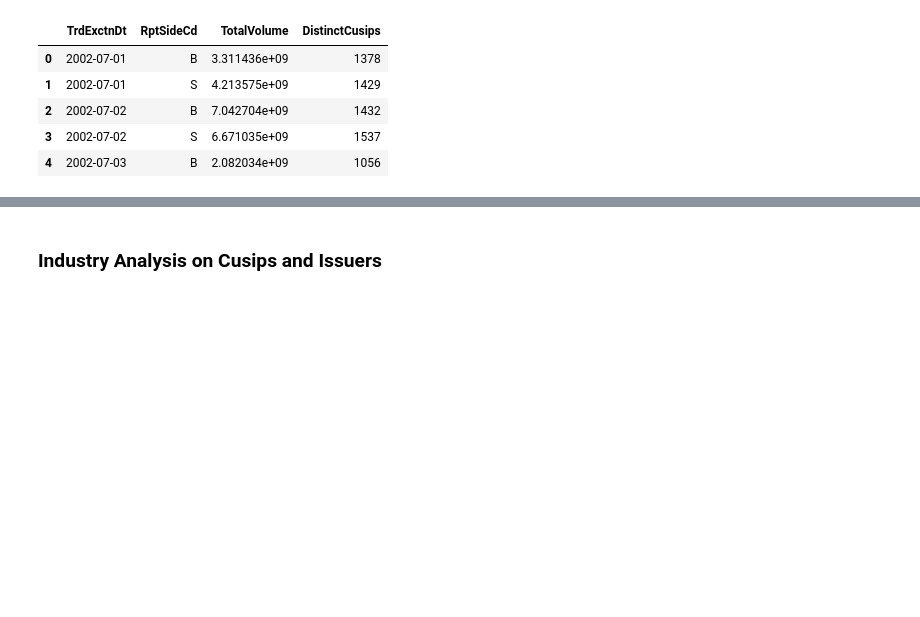
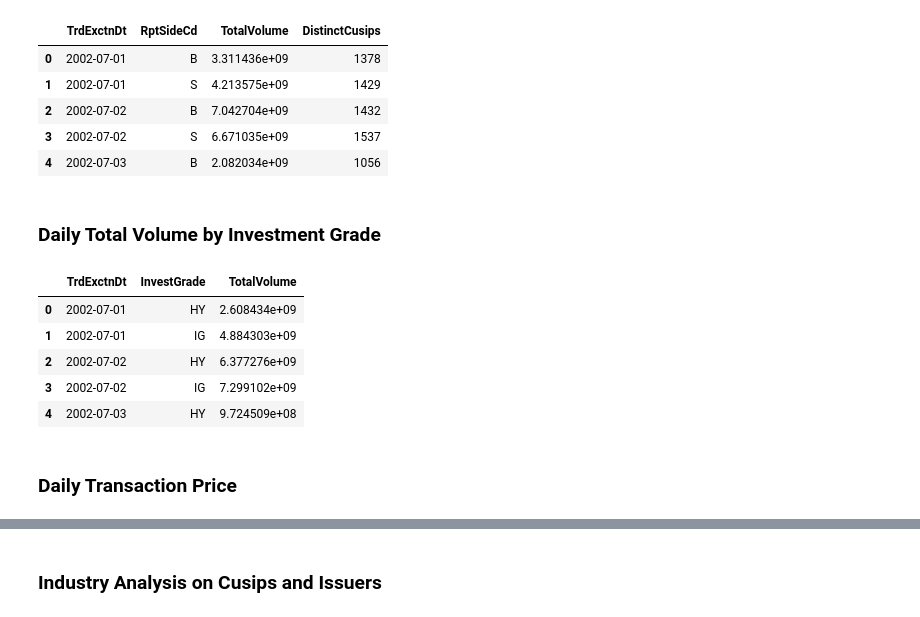
Before and after one commit to sonqo/msc-data-science, a Jupyter notebook: 0-thesis/db-desc/data-fetching-desc.ipynb, the cells around one changed output, grey strips where cells are left out. Saved outputs shown, nothing was run; the diff lists cells and outputs as text; code cells hidden in the pictures; blank space fills up the shorter version.

```diff
--- a/0-thesis/db-desc/data-fetching-desc.ipynb
+++ b/0-thesis/db-desc/data-fetching-desc.ipynb
@@ -169,3 +169,51 @@ df.head()
 | 2 | 2002-07-02 | B | 7.042704e+09 | 1432 |
 | 3 | 2002-07-02 | S | 6.671035e+09 | 1537 |
 | 4 | 2002-07-03 | B | 2.082034e+09 | 1056 |
+# %% [markdown]
+### Daily Total Volume by Investment Grade
+# %%
+def totalVolume_byInvestmentGrade(year_start, year_end):
+
+    base_query = '''
+        SELECT
+            TrdExctnDt,
+            InvestGrade,
+            SUM(EntrdVolQt) AS TotalVolume
+        FROM (
+            SELECT
+                TrdExctnDt,
+                EntrdVolQt,
+                CASE WHEN RatingNum < 11 THEN 'IG' ELSE 'HY' END AS InvestGrade
+            FROM
+                TraceFilteredWithRatings
+            WHERE
+                RatingNum <> 0
+                AND TrdExctnDt >= '{}-01-1' AND TrdExctnDt < '{}-01-01'
+        ) A
+        GROUP BY
+            TrdExctnDt, InvestGrade
+        ORDER BY
+            TrdExctnDt, InvestGrade
+    '''.format(
+        year_start,
+        year_end + 1
+    )
+
+    df = pd.read_sql(base_query, connection)
+
+    return df
+# %%
+start, end = 2002, 2022
+
+df = totalVolume_byInvestmentGrade(year_start=start, year_end=end)
+df.to_csv('source/totalVolume_byInvestGrade_{}-{}.csv'.format(start, end), index=False)
+df.head()
+# %% [output]
+|  | TrdExctnDt | InvestGrade | TotalVolume |
+| 0 | 2002-07-01 | HY | 2.608434e+09 |
+| 1 | 2002-07-01 | IG | 4.884303e+09 |
+| 2 | 2002-07-02 | HY | 6.377276e+09 |
+| 3 | 2002-07-02 | IG | 7.299102e+09 |
+| 4 | 2002-07-03 | HY | 9.724509e+08 |
+# %% [markdown]
+### Daily Transaction Price
```
Also changed, not shown: parts of 4 cells of this notebook.
